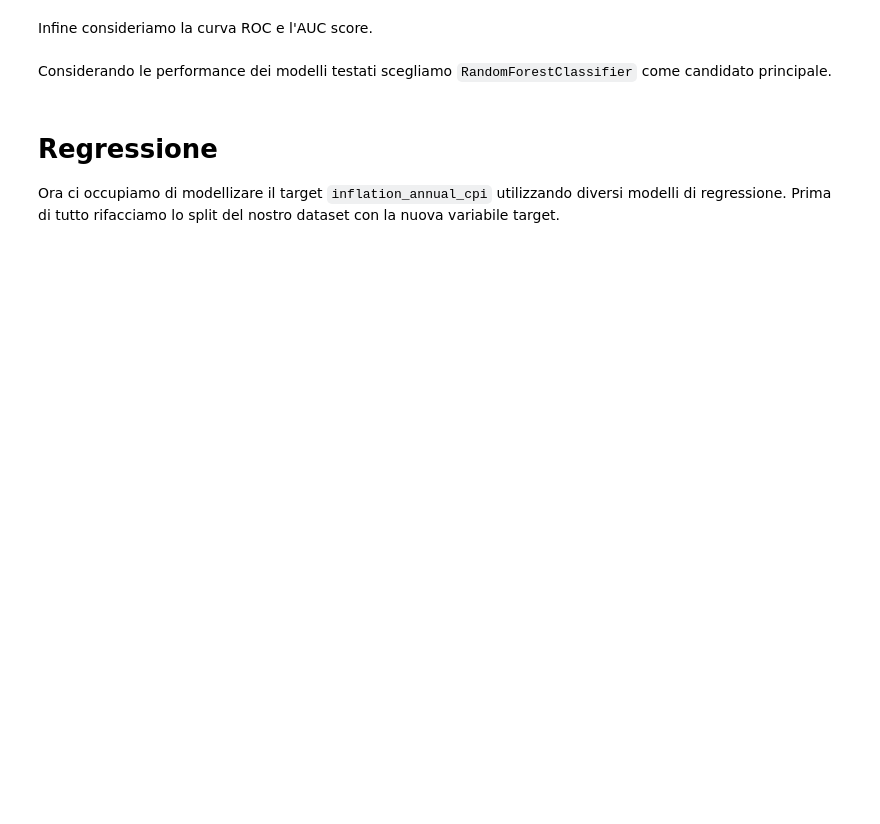
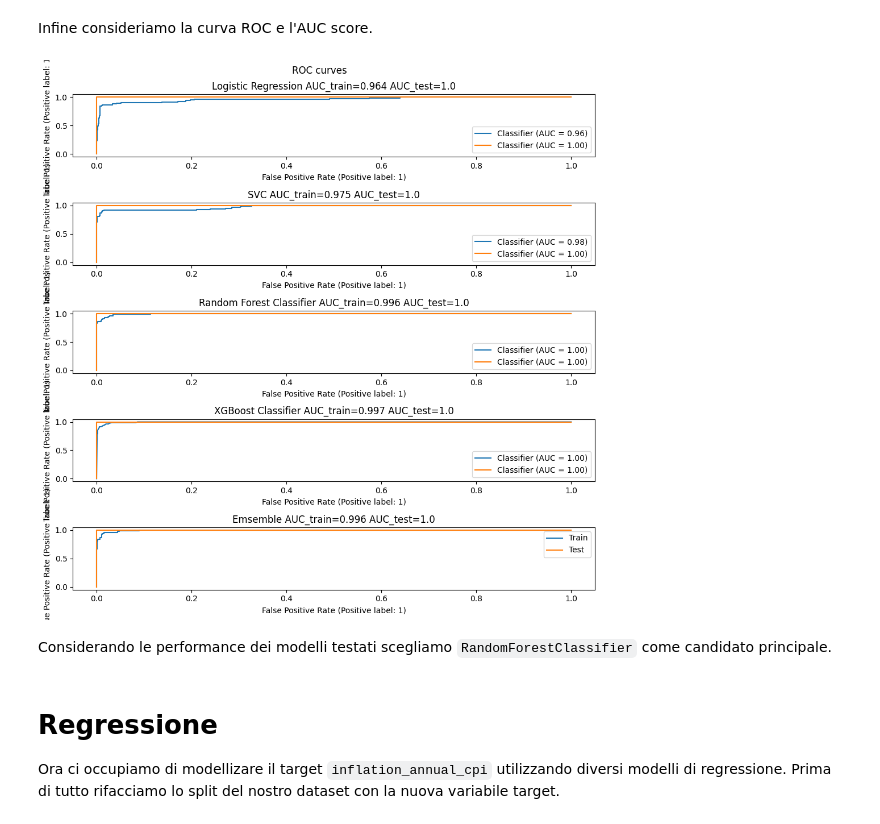
Before and after one commit to DLBD-Department/Python-Data-Science, a Jupyter notebook: Day3-MachineLearning/E2E-ML.ipynb, the cells around one changed output. Saved outputs shown, nothing was run; the diff lists cells and outputs as text; code cells hidden in the pictures; blank space fills up the shorter version.

```diff
--- a/Day3-MachineLearning/E2E-ML.ipynb
+++ b/Day3-MachineLearning/E2E-ML.ipynb
@@ -356,19 +449,21 @@ Infine consideriamo la curva ROC e l'AUC score.
 # %%
 from sklearn.metrics import RocCurveDisplay, roc_auc_score
 
-fig, ax = plt.subplots(2, 2, figsize=[10,10])
+fig, ax = plt.subplots(5, figsize=[10,10])
 ax = ax.flatten()
 
 for index, result in enumerate(prob_train_results):
     RocCurveDisplay.from_predictions(y_train, result, ax=ax[index])
     ax[index].set(title=model_names[index]+ f" AUC_train={round(roc_auc_score(y_train, result), 3)} AUC_test={round(roc_auc_score(y_test, prob_test_results[index]), 3)}")
 for index, result in enumerate(prob_test_results):
     RocCurveDisplay.from_predictions(y_test, result, ax=ax[index])
 
 plt.suptitle("ROC curves")
 plt.legend(["Train", "Test"])
 plt.tight_layout()
 plt.show()
+# %% [output]
+[figure, added]
 # %% [markdown]
 Considerando le performance dei modelli testati scegliamo `RandomForestClassifier` come candidato principale.
 # %% [markdown]
```
Also changed, not shown: parts of 30 cells of this notebook, 2 other files.
